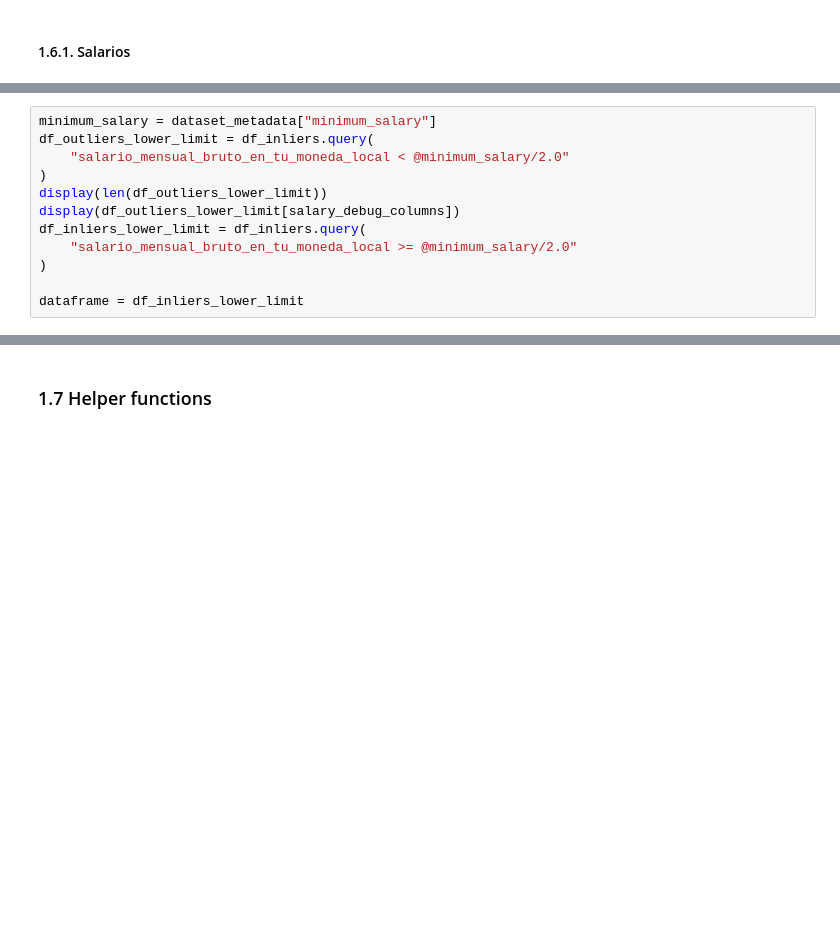
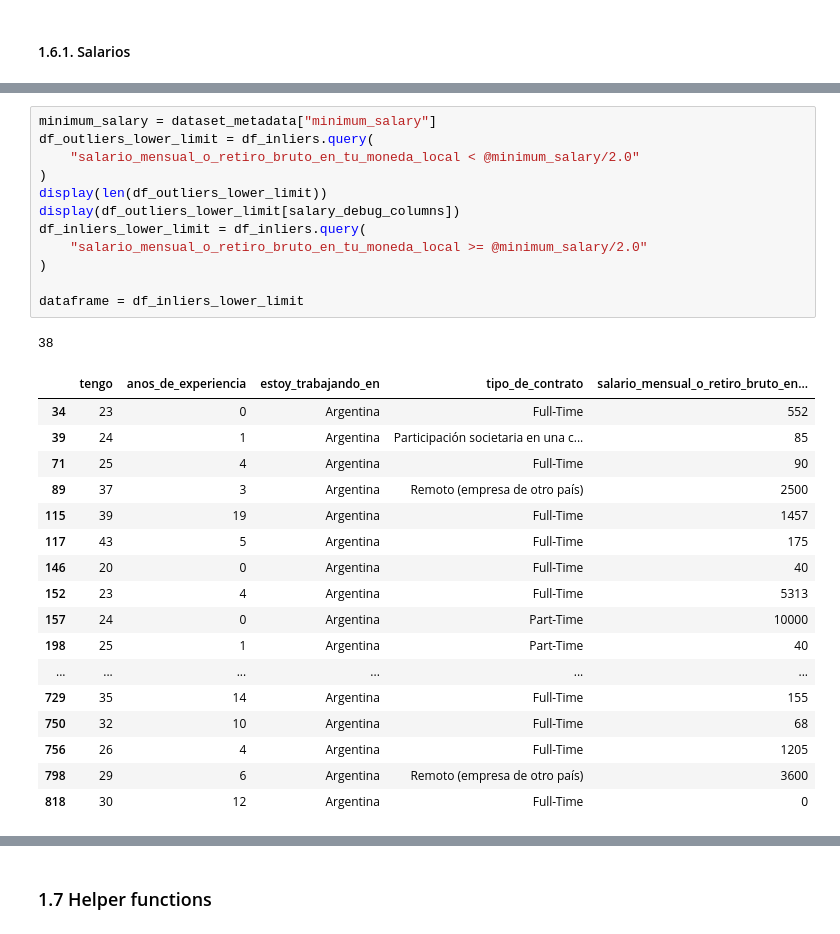
Before and after one commit to SebastianESaavedra/openqube-sueldos, a Jupyter notebook: pipeline/data-analysis.ipynb, the cells around one changed output, grey strips where cells are left out. Cells and saved outputs as stored; diff of their text form; blank space fills up the shorter version.

```diff
--- a/pipeline/data-analysis.ipynb
+++ b/pipeline/data-analysis.ipynb
@@ -472,12 +474,31 @@ display(df_outliers[salary_debug_columns])
 # %%
 minimum_salary = dataset_metadata["minimum_salary"]
 df_outliers_lower_limit = df_inliers.query(
-    "salario_mensual_bruto_en_tu_moneda_local < @minimum_salary/2.0"
+    "salario_mensual_o_retiro_bruto_en_tu_moneda_local < @minimum_salary/2.0"
 )
 display(len(df_outliers_lower_limit))
 display(df_outliers_lower_limit[salary_debug_columns])
 df_inliers_lower_limit = df_inliers.query(
-    "salario_mensual_bruto_en_tu_moneda_local >= @minimum_salary/2.0"
+    "salario_mensual_o_retiro_bruto_en_tu_moneda_local >= @minimum_salary/2.0"
 )
 
 dataframe = df_inliers_lower_limit
+# %% [output]
+38
+|  | tengo | anos_de_experiencia | estoy_trabajando_en | tipo_de_contrato | salario_mensual_o_retiro_bruto_en... |
+| 34 | 23 | 0 | Argentina | Full-Time | 552 |
+| 39 | 24 | 1 | Argentina | Participación societaria en una c... | 85 |
+| 71 | 25 | 4 | Argentina | Full-Time | 90 |
+| 89 | 37 | 3 | Argentina | Remoto (empresa de otro país) | 2500 |
+| 115 | 39 | 19 | Argentina | Full-Time | 1457 |
+| 117 | 43 | 5 | Argentina | Full-Time | 175 |
+| 146 | 20 | 0 | Argentina | Full-Time | 40 |
+| 152 | 23 | 4 | Argentina | Full-Time | 5313 |
+| 157 | 24 | 0 | Argentina | Part-Time | 10000 |
+| 198 | 25 | 1 | Argentina | Part-Time | 40 |
+| ... | ... | ... | ... | ... | ... |
+| 729 | 35 | 14 | Argentina | Full-Time | 155 |
+| 750 | 32 | 10 | Argentina | Full-Time | 68 |
+| 756 | 26 | 4 | Argentina | Full-Time | 1205 |
+| 798 | 29 | 6 | Argentina | Remoto (empresa de otro país) | 3600 |
+| 818 | 30 | 12 | Argentina | Full-Time | 0 |
```
Also changed, not shown: parts of 19 cells of this notebook.
